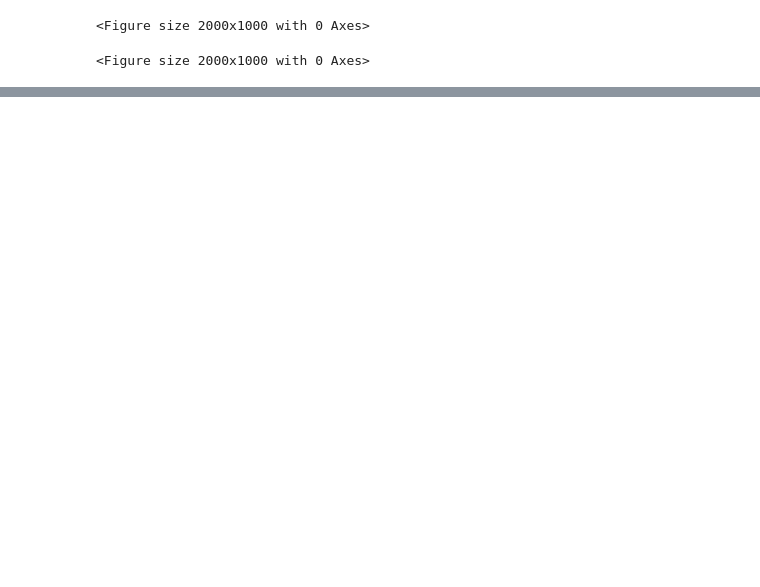
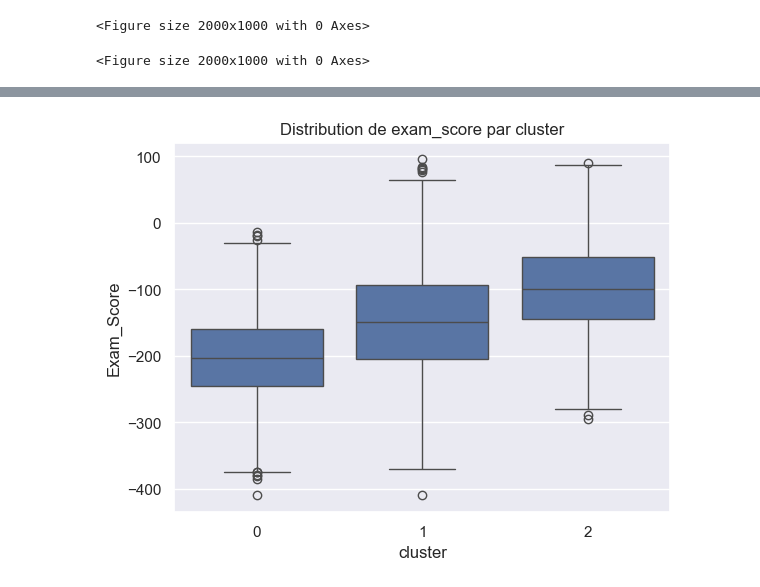
Before and after one commit to Carac92/esgi-spark-core-template, a Jupyter notebook: python-jupyter/main.ipynb, the cells around one changed output, grey strips where cells are left out. Drawn from its saved outputs; the diff is of its cells as text; code cells hidden in the pictures; blank space fills up the shorter version.

```diff
--- a/python-jupyter/main.ipynb
+++ b/python-jupyter/main.ipynb
@@ -110,0 +239,8 @@ plt.figure(figsize=(20,10))
+# %%
+import seaborn as sns
+
+sns.boxplot(x='cluster', y='Exam_Score', data=X_km)
+plt.title("Distribution de exam_score par cluster")
+plt.show()
+# %% [output]
+[figure, added]
```
Also changed, not shown: parts of 14 cells of this notebook.
